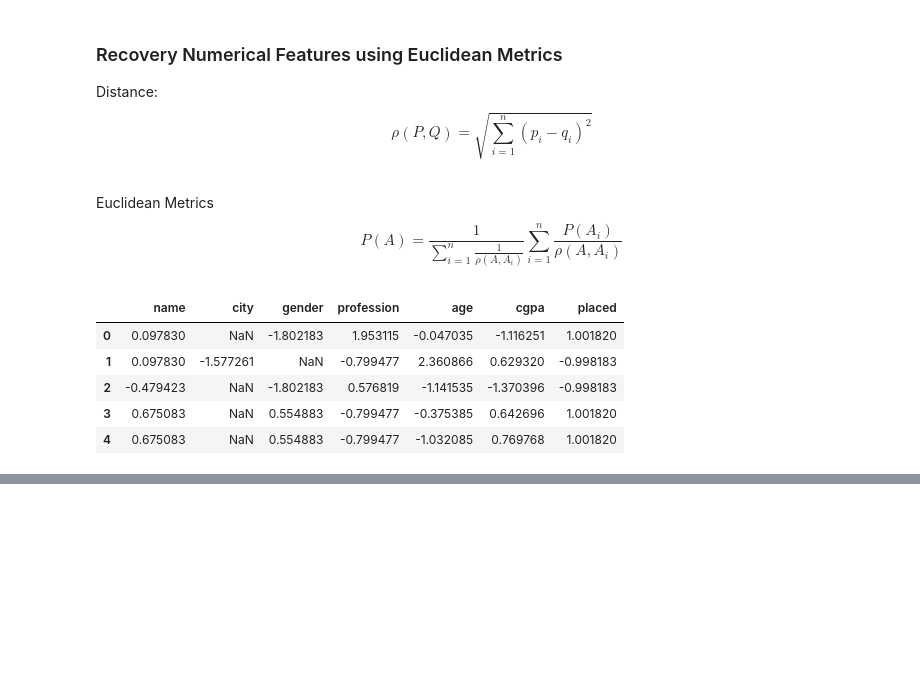
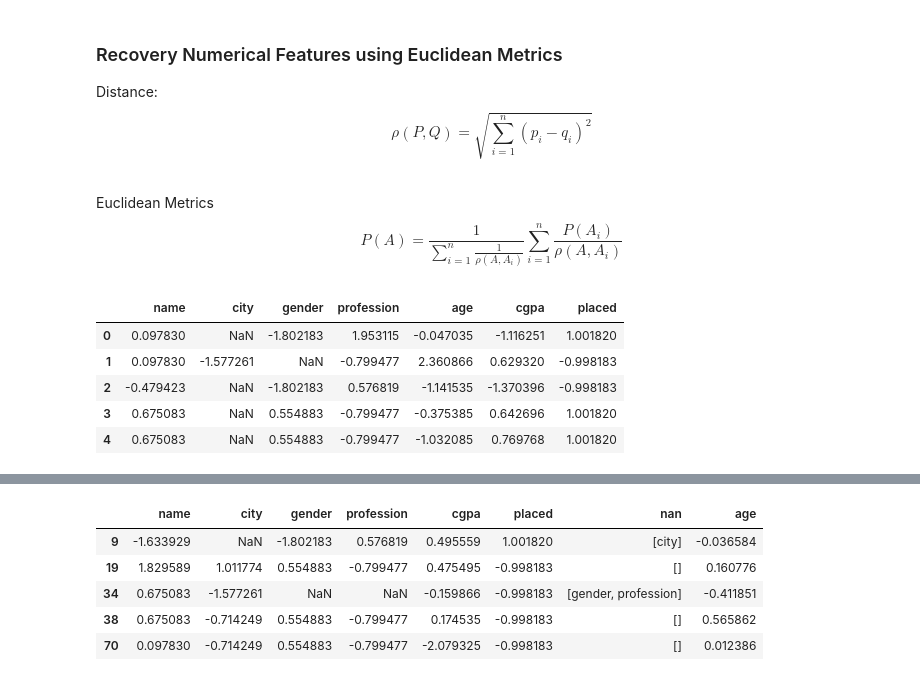
Before and after one commit to fadeeva/nakedML, a Jupyter notebook: MLnotes/001.ipynb, the cells around one changed output, grey strips where cells are left out. Saved outputs shown, nothing was run; the diff lists cells and outputs as text; code cells hidden in the pictures; blank space fills up the shorter version.

```diff
--- a/MLnotes/001.ipynb
+++ b/MLnotes/001.ipynb
@@ -215,0 +190,20 @@ np.float64(0.16077594294140587)
+# %%
+FULL_BASE = em.dropna() # all features are present
+
+def get_recovery_df(column):
+    recovery = em[em[column].isnull()].copy()
+    recovery.drop(column, axis=1, inplace=True)
+    recovery['nan'] = recovery.apply(lambda r: r[r.isna()].index.to_list(), axis=1)
+
+    return recovery
+# %%
+em_distance = lambda p, q: ((p - q)**2).sum(axis=1)
+
+def em_recovery(row, col_for_recvery):
+    distances = em_distance(
+        FULL_BASE.drop([col_for_recvery] + row['nan'], axis=1),
+        row.drop('nan')
+    )
+    distances += 1e-10 # division-by-zero protection
+
+    return 1 / (1 / distances).sum() * (FULL_BASE[col_for_recvery] / distances).sum()
@@ -215,0 +212,3 @@ np.float64(0.16077594294140587)
+# %%
+AGE_recovery = get_recovery_df('age')
+AGE_recovery.head()
@@ -215,0 +222,11 @@ np.float64(0.16077594294140587)
+# %%
+AGE_recovery['age'] = AGE_recovery.apply(em_recovery, col_for_recvery='age', axis=1)
+# %%
+AGE_recovery.head()
+# %% [output]
+|  | name | city | gender | profession | cgpa | placed | nan | age |
+| 9 | -1.633929 | NaN | -1.802183 | 0.576819 | 0.495559 | 1.001820 | [city] | -0.036584 |
+| 19 | 1.829589 | 1.011774 | 0.554883 | -0.799477 | 0.475495 | -0.998183 | [] | 0.160776 |
+| 34 | 0.675083 | -1.577261 | NaN | NaN | -0.159866 | -0.998183 | [gender, profession] | -0.411851 |
+| 38 | 0.675083 | -0.714249 | 0.554883 | -0.799477 | 0.174535 | -0.998183 | [] | 0.565862 |
+| 70 | 0.097830 | -0.714249 | 0.554883 | -0.799477 | -2.079325 | -0.998183 | [] | 0.012386 |
```
Also changed, not shown: parts of 7 cells of this notebook.
